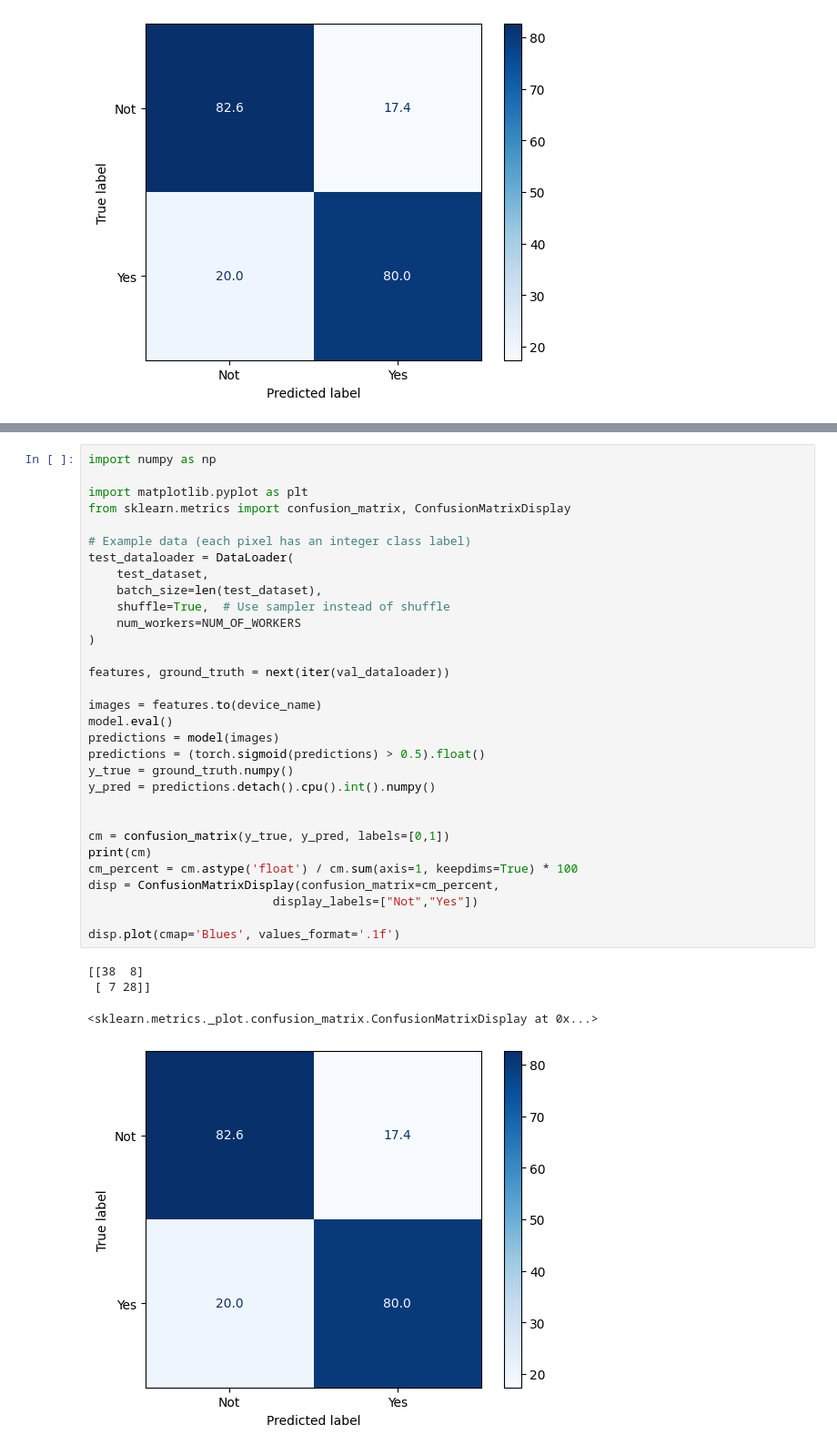
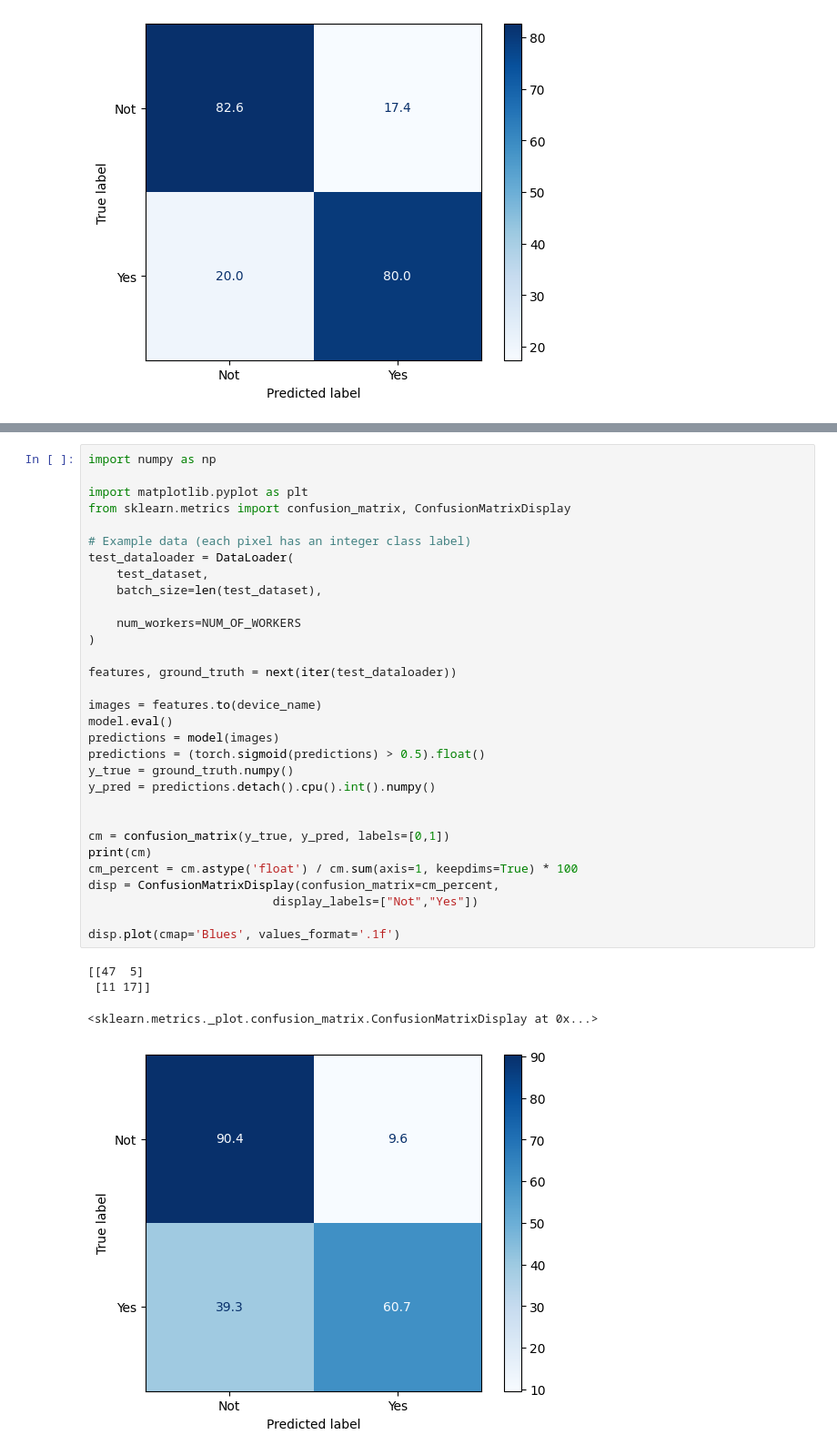
Before and after one commit to AmalAkh/zneus-project-1, a Jupyter notebook: model-binary.ipynb, the cells around one changed output, grey strips where cells are left out. Shown: that part at 91% size. Saved outputs shown, nothing was run; the diff lists cells and outputs as text.

```diff
--- a/model-binary.ipynb
+++ b/model-binary.ipynb
@@ -414,35 +414,35 @@ model.evaluate(test_dataloader)
 import numpy as np
 
 import matplotlib.pyplot as plt
 from sklearn.metrics import confusion_matrix, ConfusionMatrixDisplay
 
 # Example data (each pixel has an integer class label)
 test_dataloader = DataLoader(
     test_dataset,
     batch_size=len(test_dataset),
-    shuffle=True,  # Use sampler instead of shuffle
+
     num_workers=NUM_OF_WORKERS
 )
 
-features, ground_truth = next(iter(val_dataloader))
+features, ground_truth = next(iter(test_dataloader))
 
 images = features.to(device_name)
 model.eval()
 predictions = model(images)
 predictions = (torch.sigmoid(predictions) > 0.5).float()
 y_true = ground_truth.numpy()
 y_pred = predictions.detach().cpu().int().numpy()
 
 
 cm = confusion_matrix(y_true, y_pred, labels=[0,1])
 print(cm)
 cm_percent = cm.astype('float') / cm.sum(axis=1, keepdims=True) * 100
 disp = ConfusionMatrixDisplay(confusion_matrix=cm_percent,
                           display_labels=["Not","Yes"])
 
 disp.plot(cmap='Blues', values_format='.1f')
 # %% [output]
-[[38  8]
- [ 7 28]]
+[[47  5]
+ [11 17]]
 <sklearn.metrics._plot.confusion_matrix.ConfusionMatrixDisplay at 0x...>
-[figure, old version]
+[figure, new version]
```
Also changed, not shown: parts of 1 cell of this notebook, 2 other files.
